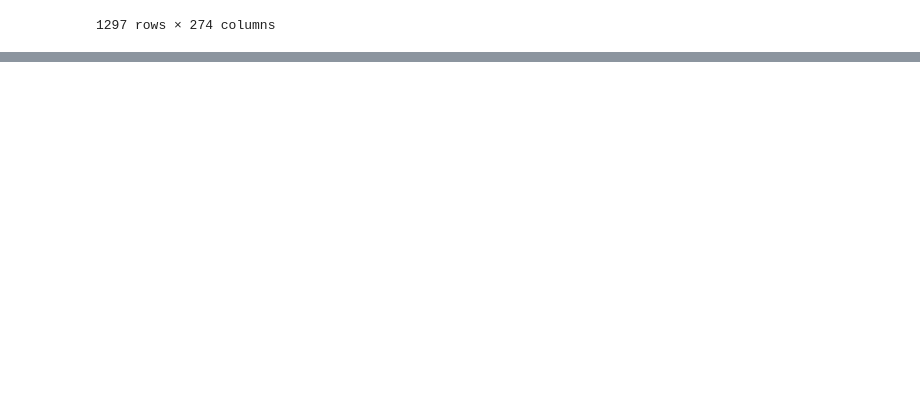
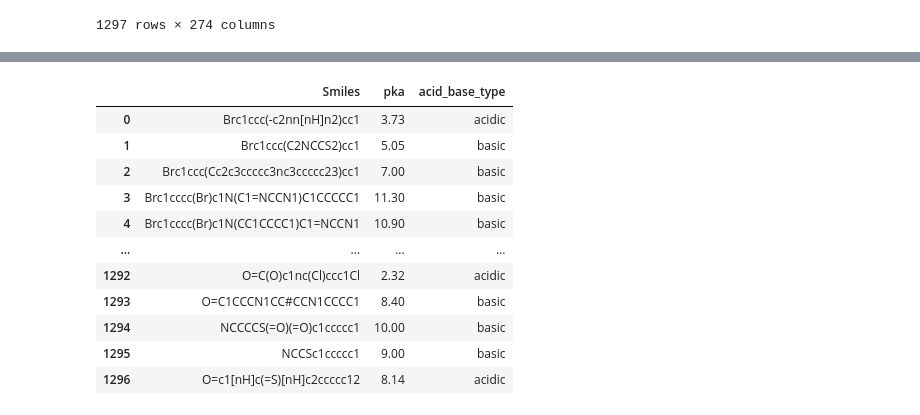
Before and after one commit to anastasiafloris/pKaPredict, a Jupyter notebook: notebooks/ProjectReport*.ipynb, the cells around one changed output, grey strips where cells are left out. Drawn from its saved outputs; the diff is of its cells as text; code cells hidden in the pictures; blank space fills up the shorter version.

Commit message:
cleaned table with only interesting values

```diff
--- a/notebooks/ProjectReport*.ipynb
+++ b/notebooks/ProjectReport*.ipynb
@@ -192,3 +192,89 @@ Dataset shape after NaN and duplicate removal: (1297, 274)
 | 1295 | 6394 | test | NCCSc1ccccc1 | 9.00 | [NH3+]CCSc1ccccc1 | NCCSc1ccccc1 | basic | B | ... |
 | 1296 | 6399 | test | O=c1[nH]c(=S)[nH]c2ccccc12 | 8.14 | O=c1[nH]c(=S)[nH]c2ccccc12 | O=C1N([H])C([S-])=NC2=CC=CC=C21 | acidic | A | ... |
 1297 rows × 274 columns
+# %%
+import pandas as pd
+import seaborn as sns
+import matplotlib.pyplot as plt
+
+# Load the dataset
+file_path = "pkadatasetRAWDATA.csv"
+
+try:
+    data_pka = pd.read_csv(file_path, sep=None, engine="python")  # Auto-detect delimiter
+    print("✅ Dataset successfully loaded.")
+except Exception as e:
+    print(f"❌ Error loading dataset: {e}")
+    data_pka = None
+
+# Function to clean, remove duplicates, and visualize pKa distribution
+def clean_and_visualize_pka(data_pka):
+    """Cleans dataset by removing NaN values, duplicates, and visualizes pKa distribution."""
+
+    if data_pka is None or data_pka.empty:
+        print("❌ Error: Dataset is empty or not loaded.")
+        return
+
+    # Check initial shape
+    print("\n🔹 Checking dataset information:")
+    print(f"Initial dataset shape: {data_pka.shape}")
+
+    # Ensure necessary columns exist
+    required_columns = {"Smiles", "pka", "acid_base_type"}
+    missing_columns = required_columns - set(data_pka.columns)
+    if missing_columns:
+        print(f"❌ Error: Missing required columns: {missing_columns}")
+        return None
+
+    # Select only the relevant columns
+    data_pka = data_pka[list(required_columns)]
+
+    # Check for missing values
+    missing_values = data_pka.isnull().sum()
+    print(f"\nMissing values before cleaning:\n{missing_values}")
+
+
+    # Ensure "pka" column exists (case-sensitive)
+    if "pka" not in data_pka.columns:
+        print("❌ Error: 'pka' column not found in dataset.")
+        return
+
+    # Check for missing values
+    missing_values = data_pka["pka"].isnull().sum()
+    print(f"\nTotal missing values in 'pka': {missing_values}")
+
+    # Drop NaN values
+    data_pka.dropna(subset=["pka"], inplace=True)
+
+    # Remove duplicates
+    initial_rows = data_pka.shape[0]
+    data_pka.drop_duplicates(inplace=True)
+    final_rows = data_pka.shape[0]
+    duplicates_removed = initial_rows - final_rows
+    print(f"\nTotal duplicate rows removed: {duplicates_removed}")
+
+    # Check final shape after cleaning
+    print(f"Dataset shape after NaN and duplicate removal: {data_pka.shape}")
+
+    # Generate histogram for pKa distribution
+    print("\n📊 Generating histogram for pKa distribution...\n")
+
+    # Set white background (removes grey Seaborn style)
+    sns.set_theme(style="white")
+
+    plt.figure(figsize=(8, 5))
+    sns.histplot(data=data_pka, x="pka", binwidth=0.5, kde=True, color="pink")  # Pink color
+
+    # Improve visual appearance
+    plt.xlabel("pKa", fontsize=12)
+    plt.ylabel("Frequency", fontsize=12)
+    plt.title("Distribution of pKa Values", fontsize=14)
+    plt.grid(False)  # Removes any unwanted grid lines
+
+    plt.show()
+
+    return data_pka  # Return cleaned dataset for further processing
+
+# Call the function
+clean_and_visualize_pka(data_pka)
+# %% [output]
@@ -194,0 +308,12 @@ Dataset shape after NaN and duplicate removal: (1297, 274)
+|  | Smiles | pka | acid_base_type |
+| 0 | Brc1ccc(-c2nn[nH]n2)cc1 | 3.73 | acidic |
+| 1 | Brc1ccc(C2NCCS2)cc1 | 5.05 | basic |
+| 2 | Brc1ccc(Cc2c3ccccc3nc3ccccc23)cc1 | 7.00 | basic |
+| 3 | Brc1cccc(Br)c1N(C1=NCCN1)C1CCCCC1 | 11.30 | basic |
+| 4 | Brc1cccc(Br)c1N(CC1CCCC1)C1=NCCN1 | 10.90 | basic |
+| ... | ... | ... | ... |
+| 1292 | O=C(O)c1nc(Cl)ccc1Cl | 2.32 | acidic |
+| 1293 | O=C1CCCN1CC#CCN1CCCC1 | 8.40 | basic |
+| 1294 | NCCCCS(=O)(=O)c1ccccc1 | 10.00 | basic |
+| 1295 | NCCSc1ccccc1 | 9.00 | basic |
+| 1296 | O=c1[nH]c(=S)[nH]c2ccccc12 | 8.14 | acidic |
```
Also changed, not shown: parts of 1 cell of this notebook.
